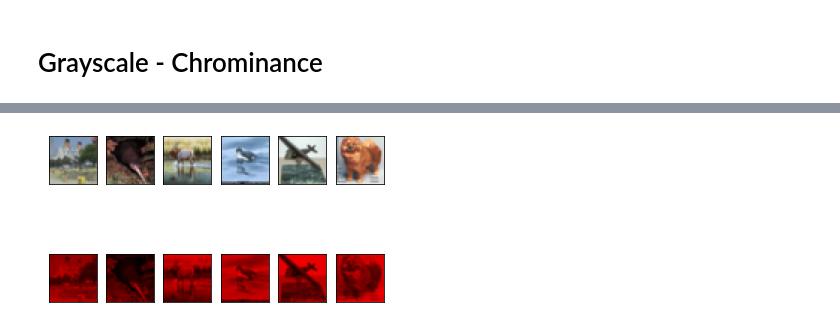
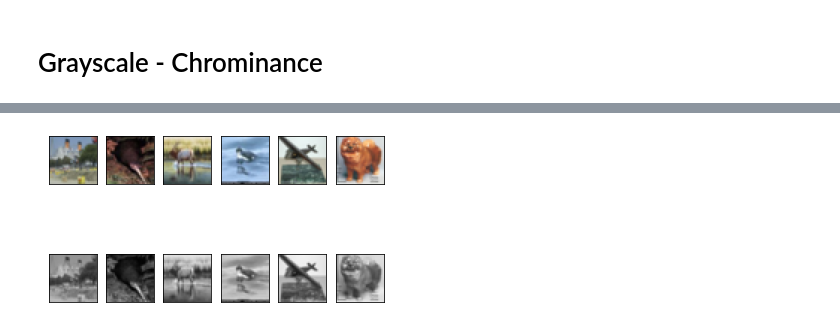
Before and after one commit to PierreOnn/Convolutional-Autoencoder, a Jupyter notebook: ACML_Assignment_2_Exercise_3.ipynb, the cells around one changed output, grey strips where cells are left out. Saved outputs shown, nothing was run; the diff lists cells and outputs as text; code cells hidden in the pictures.

```diff
--- a/ACML_Assignment_2_Exercise_3.ipynb
+++ b/ACML_Assignment_2_Exercise_3.ipynb
@@ -151,13 +147,13 @@ def createModel():
   model.add(layers.Conv2D(32, (7, 7), padding='same', activation='relu', input_shape=input_shape))
   model.add(layers.MaxPooling2D(pool_size=(2, 2)))
 
-  model.add(layers.Conv2D(32, (7, 7), padding='same', activation='relu'))
+  model.add(layers.Conv2D(16, (7, 7), padding='same', activation='relu'))
   model.add(layers.MaxPooling2D(pool_size=(2, 2)))
 
-  model.add(layers.Conv2D(32,(7, 7), padding='same', activation='relu'))
+  model.add(layers.Conv2D(16,(7, 7), padding='same', activation='relu'))
   model.add(layers.UpSampling2D(size=(2, 2)))
 
-  model.add(layers.Conv2D(64, (7, 7), padding='same', activation='relu'))
+  model.add(layers.Conv2D(32, (7, 7), padding='same', activation='relu'))
   model.add(layers.UpSampling2D(size=(2, 2)))
 
   model.add(layers.Conv2D(2, (3, 3), padding='same', activation='sigmoid'))
@@ -227,18 +223,19 @@ Test Error Rate:  33.48
 # %%
 pred_iq_imgs = model.predict(x_gray_test)
 pred_yiq_imgs = np.concatenate((x_gray_test, pred_iq_imgs), axis=3)
+pred_rgb_imgs = tf.image.yiq_to_rgb(pred_yiq_imgs)
 # %%
 n = 6
 for i in range(n):
     ax = plt.subplot(2, n, i + 1)
     plt.imshow(x_test[i])
     ax.get_xaxis().set_visible(False)
     ax.get_yaxis().set_visible(False)
 
     ax = plt.subplot(2, n, i + 1 + n)
-    plt.imshow(pred_yiq_imgs[i])
+    plt.imshow(pred_rgb_imgs[i])
     ax.get_xaxis().set_visible(False)
     ax.get_yaxis().set_visible(False)
 plt.show()
 # %% [output]
-[figure, old version]
+[figure, new version]
```
Also changed, not shown: parts of 11 cells of this notebook.
